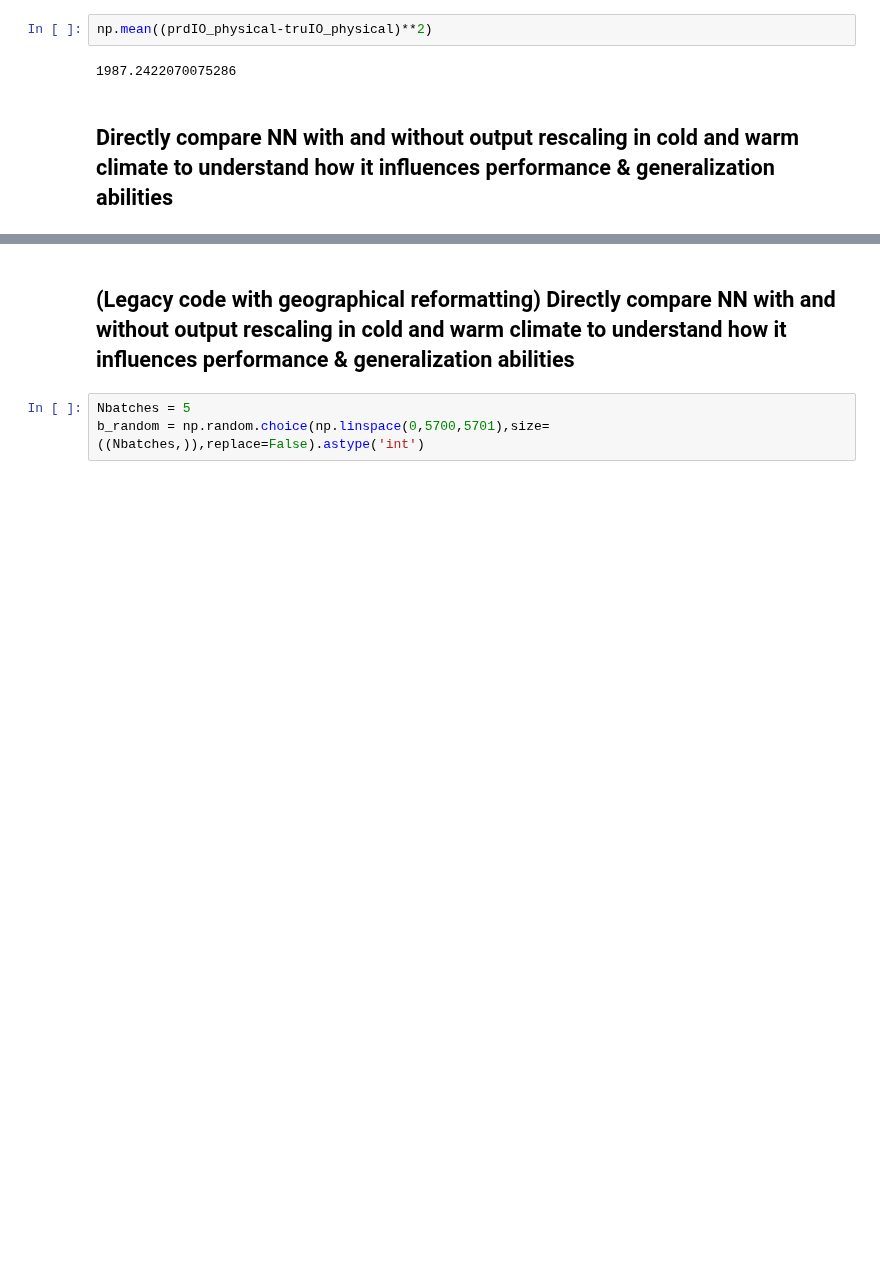
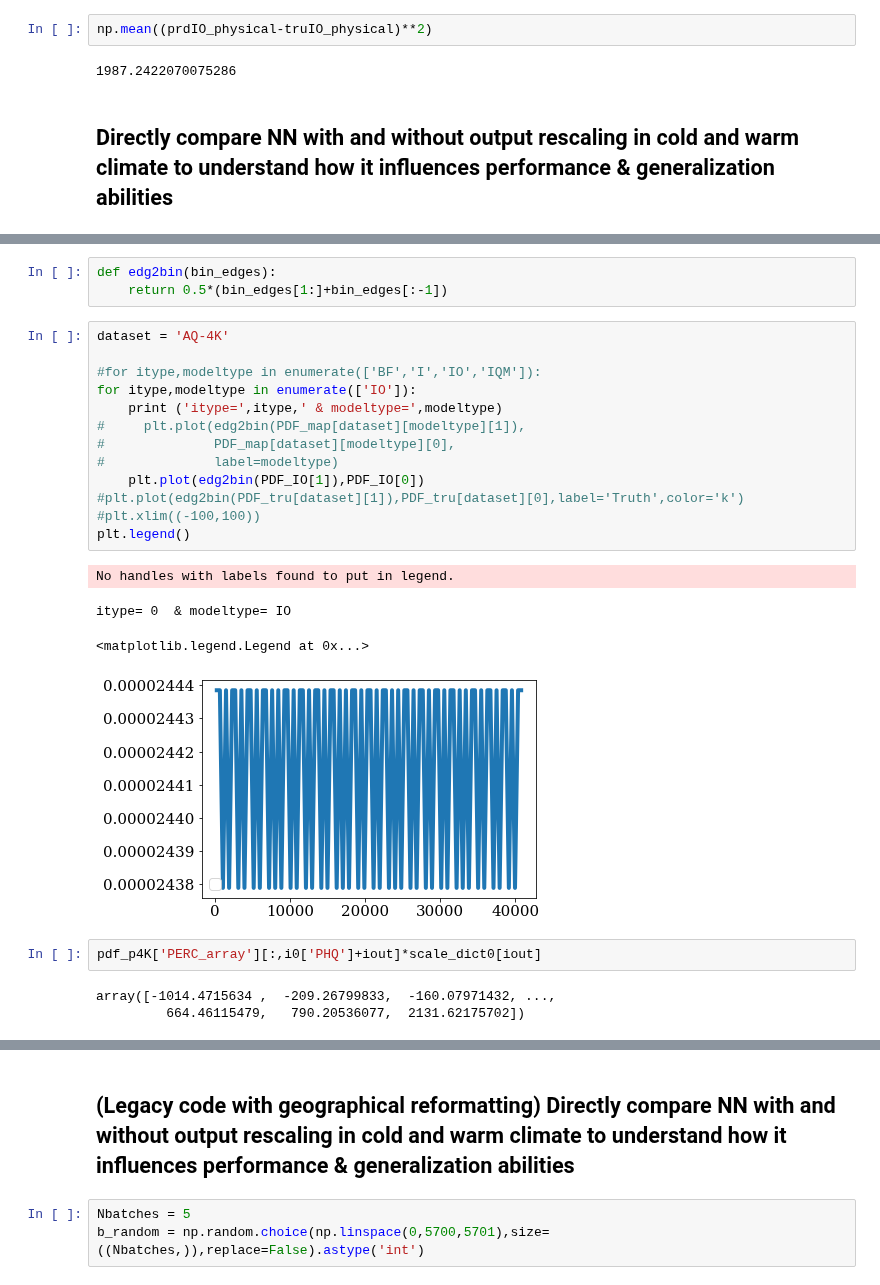
Before and after one commit to BradleyStanleyClamp/CBRAIN-CAM-MLINV, a Jupyter notebook: notebooks/tbeucler_devlog/068_Quantile_Mapping_Pre_vs_Post_Processing.ipynb, the cells around one changed output, grey strips where cells are left out. Cells and saved outputs as stored; diff of their text form; blank space fills up the shorter version.

```diff
--- a/notebooks/tbeucler_devlog/068_Quantile_Mapping_Pre_vs_Post_Processing.ipynb
+++ b/notebooks/tbeucler_devlog/068_Quantile_Mapping_Pre_vs_Post_Processing.ipynb
@@ -1019,0 +1178,26 @@ ibatch= 4 / 4  & ib 1056
+# %%
+def edg2bin(bin_edges):
+    return 0.5*(bin_edges[1:]+bin_edges[:-1])
+# %%
+dataset = 'AQ-4K'
+
+#for itype,modeltype in enumerate(['BF','I','IO','IQM']):
+for itype,modeltype in enumerate(['IO']):
+    print ('itype=',itype,' & modeltype=',modeltype)
+#     plt.plot(edg2bin(PDF_map[dataset][modeltype][1]),
+#              PDF_map[dataset][modeltype][0],
+#              label=modeltype)
+    plt.plot(edg2bin(PDF_IO[1]),PDF_IO[0])
+#plt.plot(edg2bin(PDF_tru[dataset][1]),PDF_tru[dataset][0],label='Truth',color='k')
+#plt.xlim((-100,100))
+plt.legend()
+# %% [output]
+No handles with labels found to put in legend.
+itype= 0  & modeltype= IO
+<matplotlib.legend.Legend at 0x...>
+[figure, added]
+# %%
+pdf_p4K['PERC_array'][:,i0['PHQ']+iout]*scale_dict0[iout]
+# %% [output]
+array([-1014.4715634 ,  -209.26799833,  -160.07971432, ...,
+         664.46115479,   790.20536077,  2131.62175702])
```
Also changed, not shown: parts of 26 cells of this notebook.
